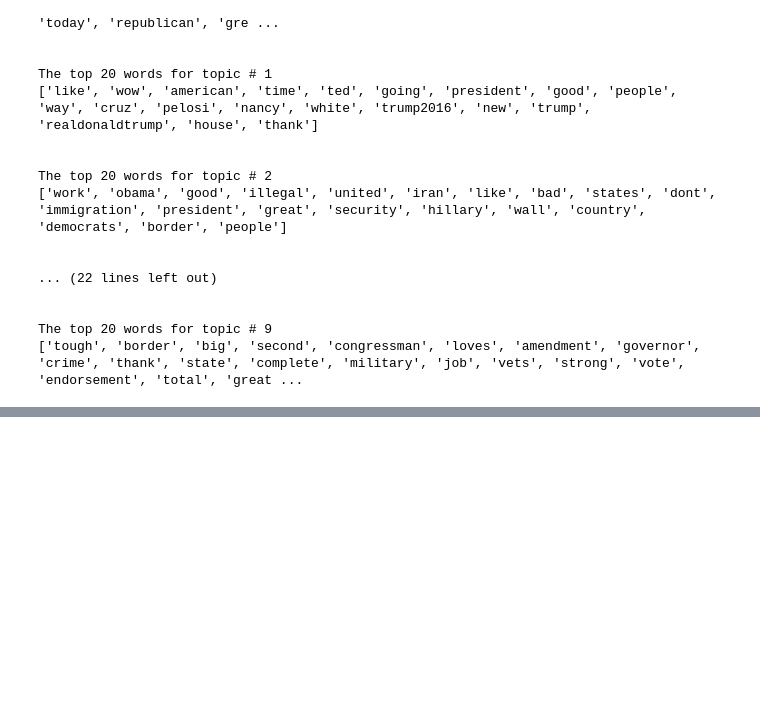
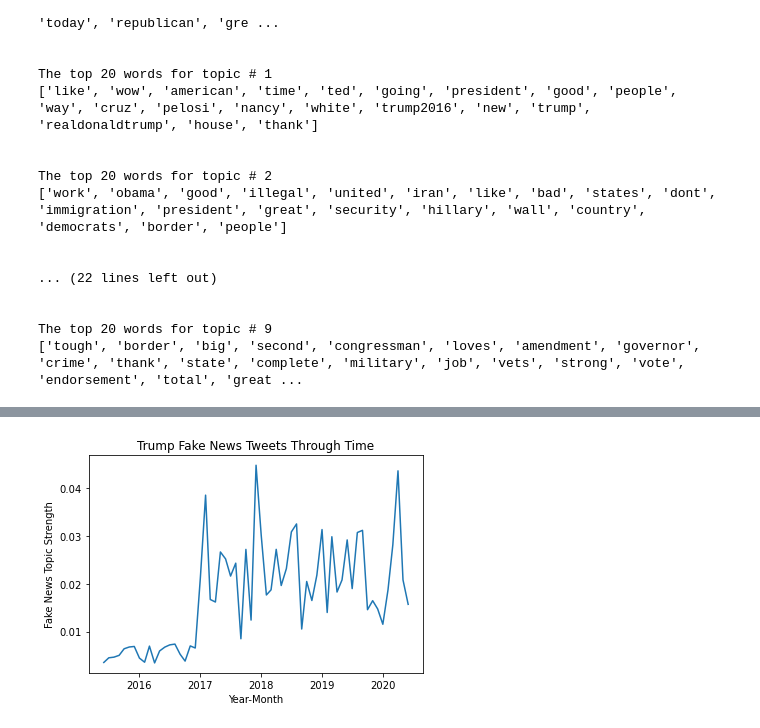
Before and after one commit to mattsegall/metis-project-4, a Jupyter notebook: Data Acquisition and Cleaning.ipynb, the cells around one changed output, grey strips where cells are left out. Cells and saved outputs as stored; diff of their text form; code cells hidden in the pictures; blank space fills up the shorter version.

```diff
--- a/Data Acquisition and Cleaning.ipynb
+++ b/Data Acquisition and Cleaning.ipynb
@@ -277,0 +598,8 @@ The top 20 words for topic # 9
+# %%
+plt.plot(comp_df['DATE'], comp_df['Fake_News'])
+plt.title('Trump Fake News Tweets Through Time')
+plt.xlabel('Year-Month')
+plt.ylabel('Fake News Topic Strength')
+plt.show()
+# %% [output]
+[figure, added]
```
Also changed, not shown: parts of 39 cells of this notebook, 6 other files.
